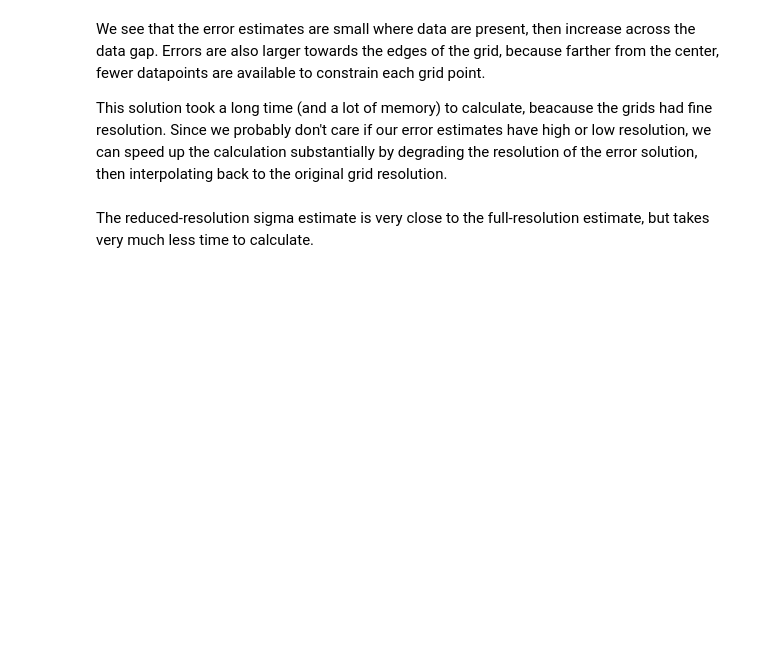
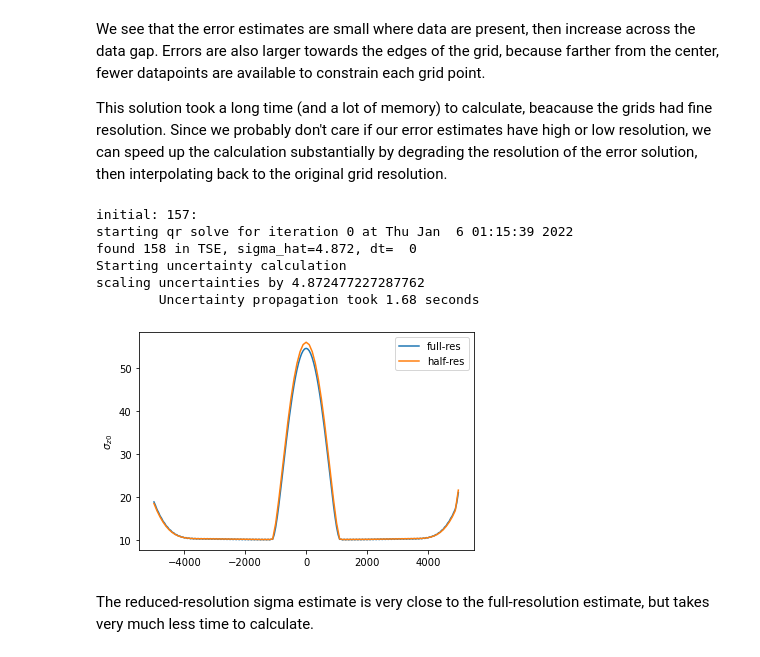
Before and after one commit to SmithB/surfaceChange, a Jupyter notebook: notebooks/ATL14_algo_demos.ipynb, the cells around one changed output. Saved outputs shown, nothing was run; the diff lists cells and outputs as text; code cells hidden in the pictures; blank space fills up the shorter version.

```diff
--- a/notebooks/ATL14_algo_demos.ipynb
+++ b/notebooks/ATL14_algo_demos.ipynb
@@ -418,17 +473,26 @@ This solution took a long time (and a lot of memory) to calculate, beacause the
 # %%
 # reduced-resolution fit:
 SE = smooth_xytb_fit(data=data_dt_gap, ctr=ctr, W=W1, spacing={'z0':100, 'dz':100, 'dt':0.25}, E_RMS=E_RMS,
                      reference_epoch=4, N_subset=None, compute_E=True,
                      max_iterations=1, dzdt_lags=[1])
 
 # reduced-resolution sigma estimate, interpolated to full resolution
-sigma_i = SE['E']['z0'].interp(S['m']['z0'].x, S['m']['z0'].y, field='z0', gridded=True)
+sigma_i = SE['E']['sigma_z0'].interp(S['m']['z0'].x, S['m']['z0'].y, field='sigma_z0', gridded=True)
+sigma_0=S['E']['sigma_z0']
 
 plt.figure(12)
-plt.plot(S['m']['z0'].x, sigma_0.z0[r0_z0,:], label='full-res')
+plt.plot(S['m']['z0'].x, sigma_0.sigma_z0[r0_z0,:], label='full-res')
 plt.plot(S['m']['z0'].x,  sigma_i[r0_z0,:], label='half-res')
-plt.set_ylabel('$\sigma_{z0}')
+plt.gca().set_ylabel('$\sigma_{z0}$')
 plt.legend();
+# %% [output]
+initial: 157:
+starting qr solve for iteration 0 at Thu Jan  6 01:15:39 2022
+found 158 in TSE, sigma_hat=4.872, dt=  0
+Starting uncertainty calculation
+scaling uncertainties by 4.872477227287762
+        Uncertainty propagation took 1.68 seconds
+[figure, added]
 # %% [markdown]
 The reduced-resolution sigma estimate is very close to the full-resolution estimate, but takes very much less time to calculate.
 # %% [markdown]
```
Also changed, not shown: parts of 16 cells of this notebook.
